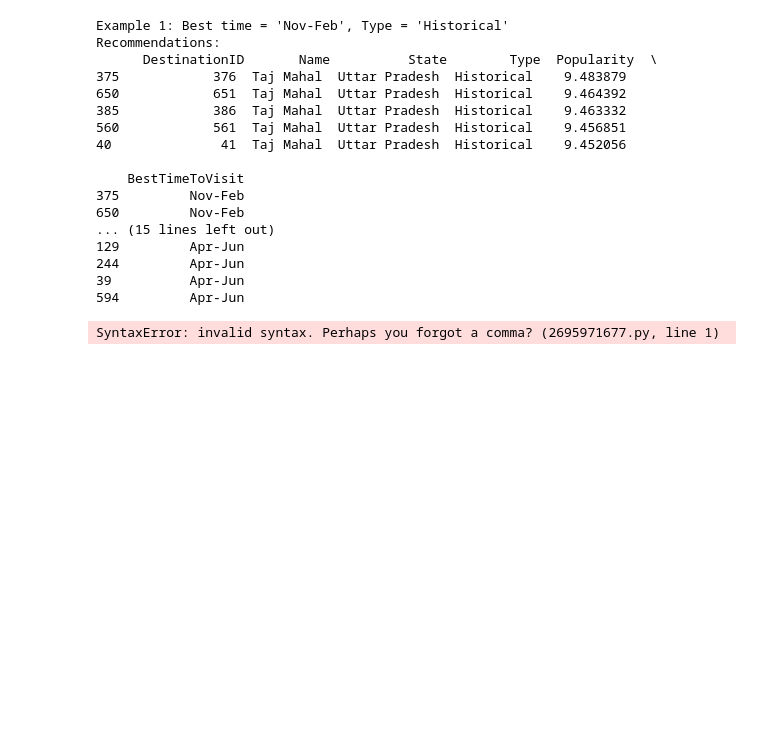
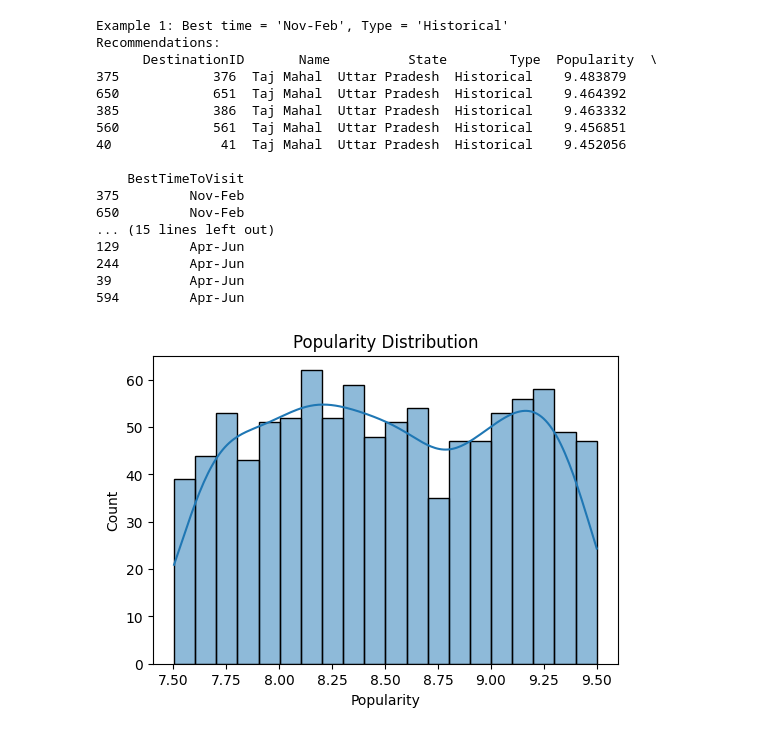
Before and after one commit to Musawir456/Travel_project, a Jupyter notebook: project_1.ipynb, the cells around one changed output. Drawn from its saved outputs; the diff is of its cells as text; code cells hidden in the pictures; blank space fills up the shorter version.

Commit message:
Add popularity distribution histogram

```diff
--- a/project_1.ipynb
+++ b/project_1.ipynb
@@ -554,9 +554,10 @@ Recommendations:
 244         Apr-Jun
 39          Apr-Jun
 594         Apr-Jun
-# %%
-git init
-git config user.name "TumharaNaam"
-git config user.email "tumharaemail@example.com"
-# %% [output]
-SyntaxError: invalid syntax. Perhaps you forgot a comma? (2695971677.py, line 1)
+# %%
+plt.figure(figsize=(6,4))
+sns.histplot(df["Popularity"], bins=20, kde=True)
+plt.title("Popularity Distribution")
+plt.show()
+# %% [output]
+[figure, added]
```
